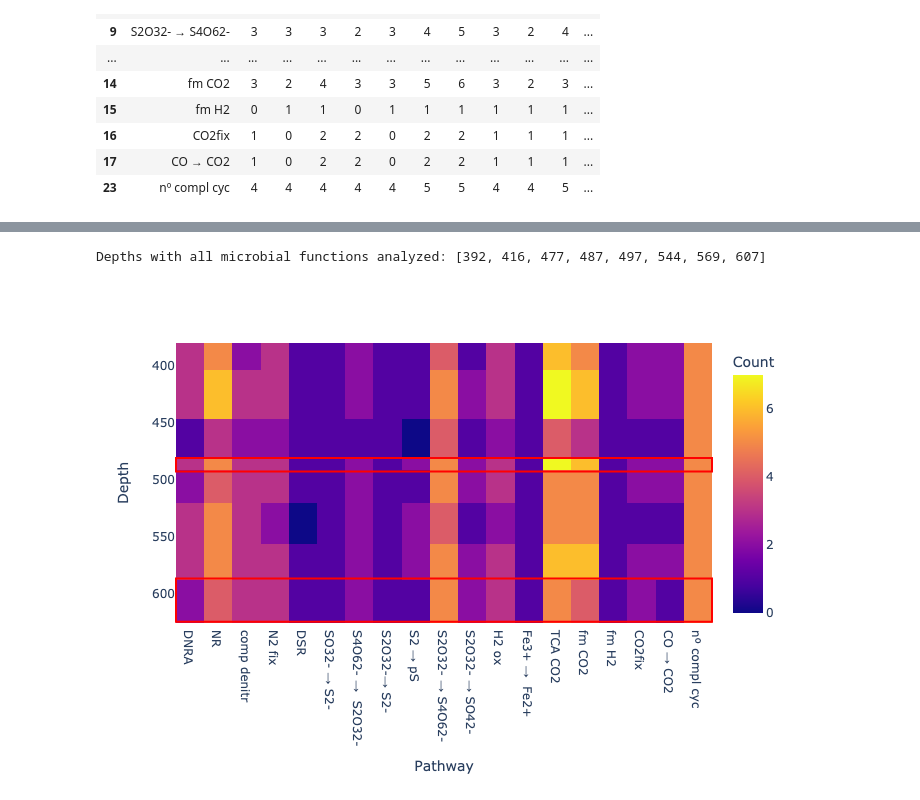
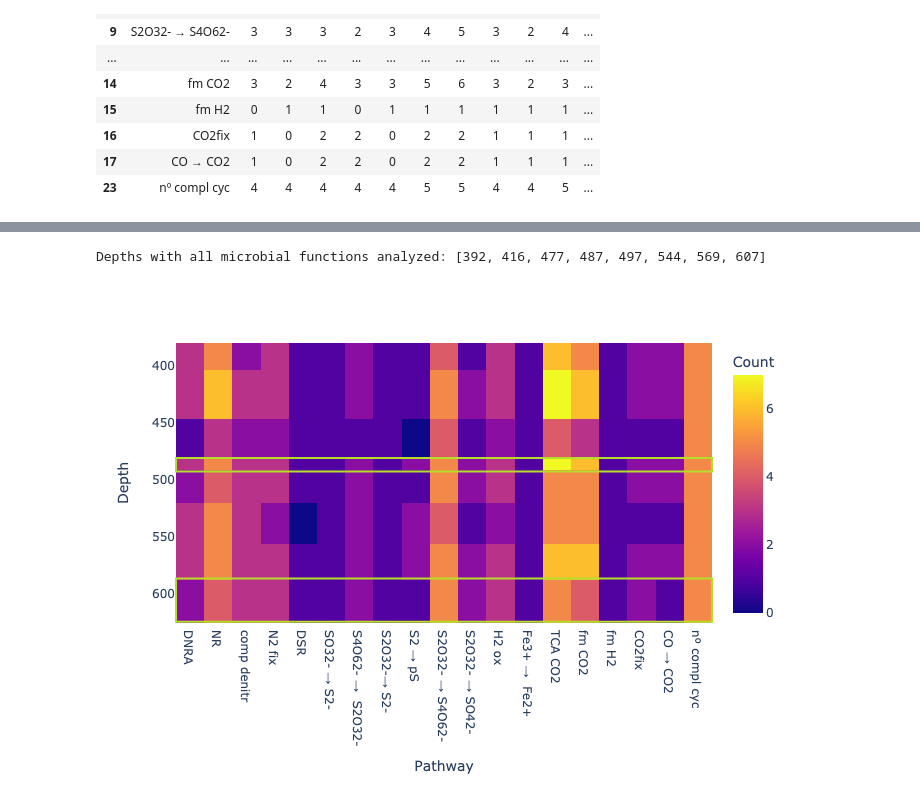
Before and after one commit to guillecg/mars-biofoundry, a Jupyter notebook: notebooks/00-Data.ipynb, the cells around one changed output, grey strips where cells are left out. Saved outputs shown, nothing was run; the diff lists cells and outputs as text; code cells hidden in the pictures.

```diff
--- a/notebooks/00-Data.ipynb
+++ b/notebooks/00-Data.ipynb
@@ -246,33 +278,33 @@ print(
 )
 
 microbes_df_complete = microbes_df[["Pathway"] + complete_depths]
 
 fig = plot_microbial_data(
     microbes_df=microbes_df_complete,
     config=config
 )
 
 fig.add_shape(
     type="rect",
     x0=0.0,
     x1=1.0,
     y0=481,
     y1=493,
     xref="paper",
     yref="y",
-    line_color="red"
+    line_color="#b5de2b"
 )
 fig.add_shape(
     type="rect",
     x0=0.0,
     x1=1.0,
     y0=587,
     y1=625,
     xref="paper",
     yref="y",
-    line_color="red"
+    line_color="#b5de2b"
 )
 fig.show("png")
 # %% [output]
 Depths with all microbial functions analyzed: [392, 416, 477, 487, 497, 544, 569, 607]
-[figure, old version]
+[figure, new version]
```
Also changed, not shown: parts of 2 cells of this notebook.
